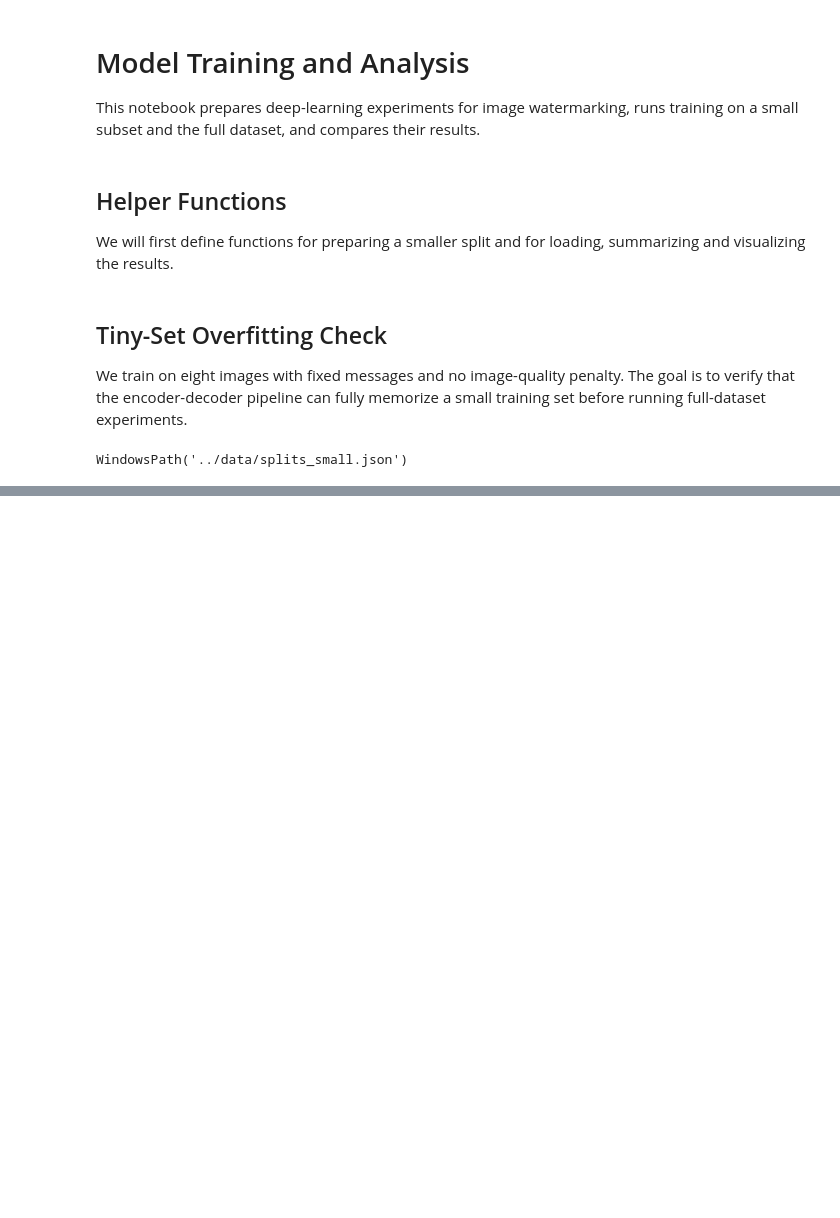
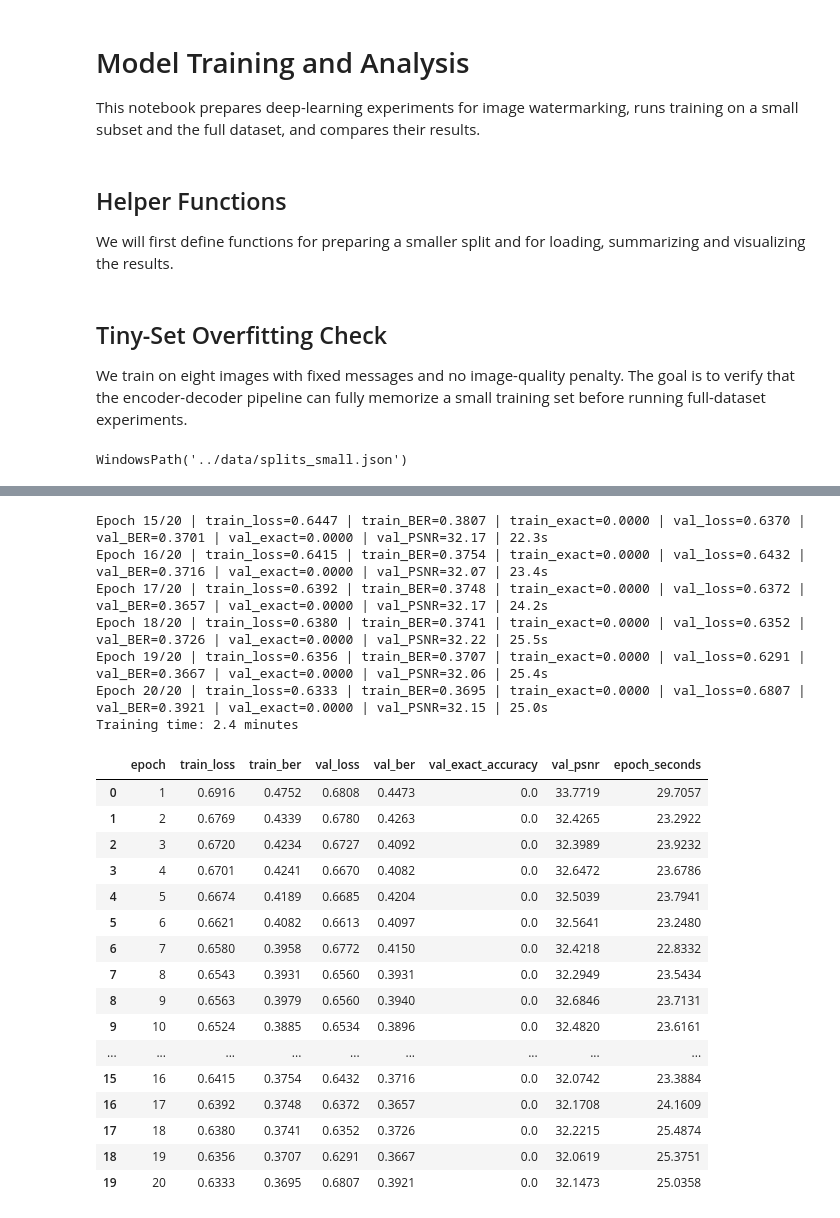
Before and after one commit to DavidT01/DeepImageWatermarking, a Jupyter notebook: notebooks/02_training.ipynb, the cells around one changed output, grey strips where cells are left out. Saved outputs shown, nothing was run; the diff lists cells and outputs as text; code cells hidden in the pictures; blank space fills up the shorter version.

```diff
--- a/notebooks/02_training.ipynb
+++ b/notebooks/02_training.ipynb
@@ -235,0 +318,79 @@ PSNR is intentionally poor because `image_loss_weight=0` in this diagnostic expe
+# %%
+from pathlib import Path
+import os
+import sys
+
+import pandas as pd
+
+PROJECT_ROOT = Path("..").resolve()
+sys.path.append(str(PROJECT_ROOT))
+
+from src.train import TrainConfig, run_training
+
+medium_config = TrainConfig(
+    experiment_name="different-architecture-medium",
+    epochs=20,
+    batch_size=16,
+    message_length=16,
+    encoder_channels=40,
+    decoder_channels=40,
+    encoder_max_delta=0.03,
+    learning_rate=1e-3,
+    image_loss_weight=0.0,
+    device="cuda",
+    checkpoint_dir=str(PROJECT_ROOT / "results" / "checkpoints"),
+    log_path=str(PROJECT_ROOT / "results" / "logs" / "different-architecture-medium.csv"),
+    attack_configs=None,
+    print_every=1,
+)
+
+medium_checkpoint = (
+    Path(medium_config.checkpoint_dir)
+    / medium_config.experiment_name
+    / "last.pt"
+)
+
+medium_encoder, medium_decoder, medium_continued_history = run_training(
+    data_dir=PROJECT_ROOT / "data",
+    splits_file=PROJECT_ROOT / "results" / "splits" / "different-architecture-medium.json",
+    config=medium_config,
+    num_workers=4,
+    resume_from=medium_checkpoint,
+)
+
+medium_df = pd.read_csv(medium_config.log_path)
+medium_df[[
+    "epoch",
+    "train_loss",
+    "train_ber",
+    "val_loss",
+    "val_ber",
+    "val_exact_accuracy",
+    "val_psnr",
+    "epoch_seconds",
+]].round(4)
+# %% [output]
+Epoch 15/20 | train_loss=0.6447 | train_BER=0.3807 | train_exact=0.0000 | val_loss=0.6370 | val_BER=0.3701 | val_exact=0.0000 | val_PSNR=32.17 | 22.3s
+Epoch 16/20 | train_loss=0.6415 | train_BER=0.3754 | train_exact=0.0000 | val_loss=0.6432 | val_BER=0.3716 | val_exact=0.0000 | val_PSNR=32.07 | 23.4s
+Epoch 17/20 | train_loss=0.6392 | train_BER=0.3748 | train_exact=0.0000 | val_loss=0.6372 | val_BER=0.3657 | val_exact=0.0000 | val_PSNR=32.17 | 24.2s
+Epoch 18/20 | train_loss=0.6380 | train_BER=0.3741 | train_exact=0.0000 | val_loss=0.6352 | val_BER=0.3726 | val_exact=0.0000 | val_PSNR=32.22 | 25.5s
+Epoch 19/20 | train_loss=0.6356 | train_BER=0.3707 | train_exact=0.0000 | val_loss=0.6291 | val_BER=0.3667 | val_exact=0.0000 | val_PSNR=32.06 | 25.4s
+Epoch 20/20 | train_loss=0.6333 | train_BER=0.3695 | train_exact=0.0000 | val_loss=0.6807 | val_BER=0.3921 | val_exact=0.0000 | val_PSNR=32.15 | 25.0s
+Training time: 2.4 minutes
+|  | epoch | train_loss | train_ber | val_loss | val_ber | val_exact_accuracy | val_psnr | epoch_seconds |
+| 0 | 1 | 0.6916 | 0.4752 | 0.6808 | 0.4473 | 0.0 | 33.7719 | 29.7057 |
+| 1 | 2 | 0.6769 | 0.4339 | 0.6780 | 0.4263 | 0.0 | 32.4265 | 23.2922 |
+| 2 | 3 | 0.6720 | 0.4234 | 0.6727 | 0.4092 | 0.0 | 32.3989 | 23.9232 |
+| 3 | 4 | 0.6701 | 0.4241 | 0.6670 | 0.4082 | 0.0 | 32.6472 | 23.6786 |
+| 4 | 5 | 0.6674 | 0.4189 | 0.6685 | 0.4204 | 0.0 | 32.5039 | 23.7941 |
+| 5 | 6 | 0.6621 | 0.4082 | 0.6613 | 0.4097 | 0.0 | 32.5641 | 23.2480 |
+| 6 | 7 | 0.6580 | 0.3958 | 0.6772 | 0.4150 | 0.0 | 32.4218 | 22.8332 |
+| 7 | 8 | 0.6543 | 0.3931 | 0.6560 | 0.3931 | 0.0 | 32.2949 | 23.5434 |
+| 8 | 9 | 0.6563 | 0.3979 | 0.6560 | 0.3940 | 0.0 | 32.6846 | 23.7131 |
+| 9 | 10 | 0.6524 | 0.3885 | 0.6534 | 0.3896 | 0.0 | 32.4820 | 23.6161 |
+| ... | ... | ... | ... | ... | ... | ... | ... | ... |
+| 15 | 16 | 0.6415 | 0.3754 | 0.6432 | 0.3716 | 0.0 | 32.0742 | 23.3884 |
+| 16 | 17 | 0.6392 | 0.3748 | 0.6372 | 0.3657 | 0.0 | 32.1708 | 24.1609 |
+| 17 | 18 | 0.6380 | 0.3741 | 0.6352 | 0.3726 | 0.0 | 32.2215 | 25.4874 |
+| 18 | 19 | 0.6356 | 0.3707 | 0.6291 | 0.3667 | 0.0 | 32.0619 | 25.3751 |
+| 19 | 20 | 0.6333 | 0.3695 | 0.6807 | 0.3921 | 0.0 | 32.1473 | 25.0358 |
```
Also changed, not shown: parts of 8 cells of this notebook.
